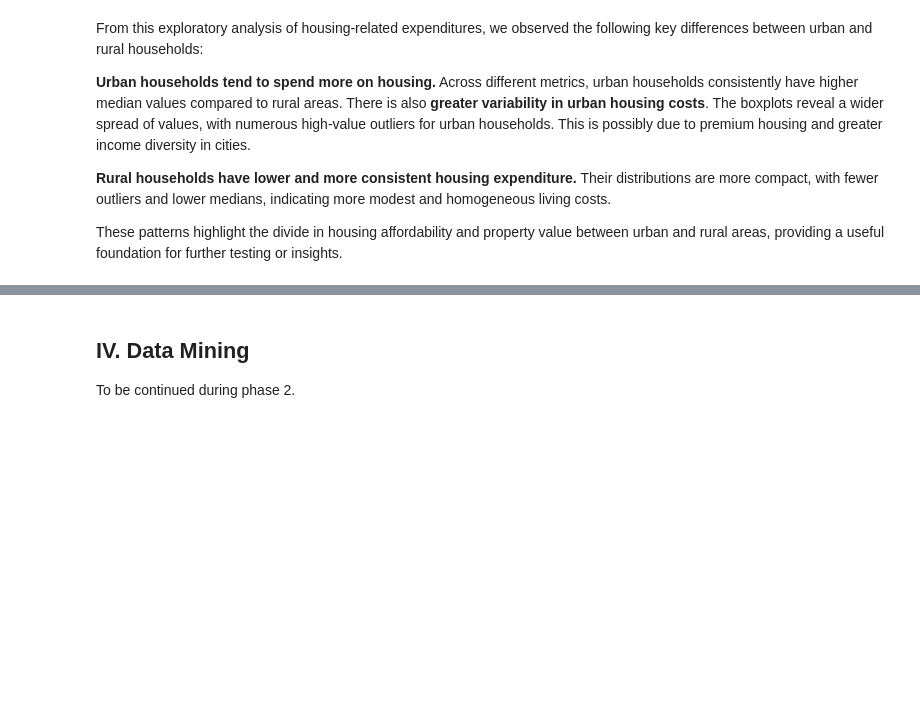
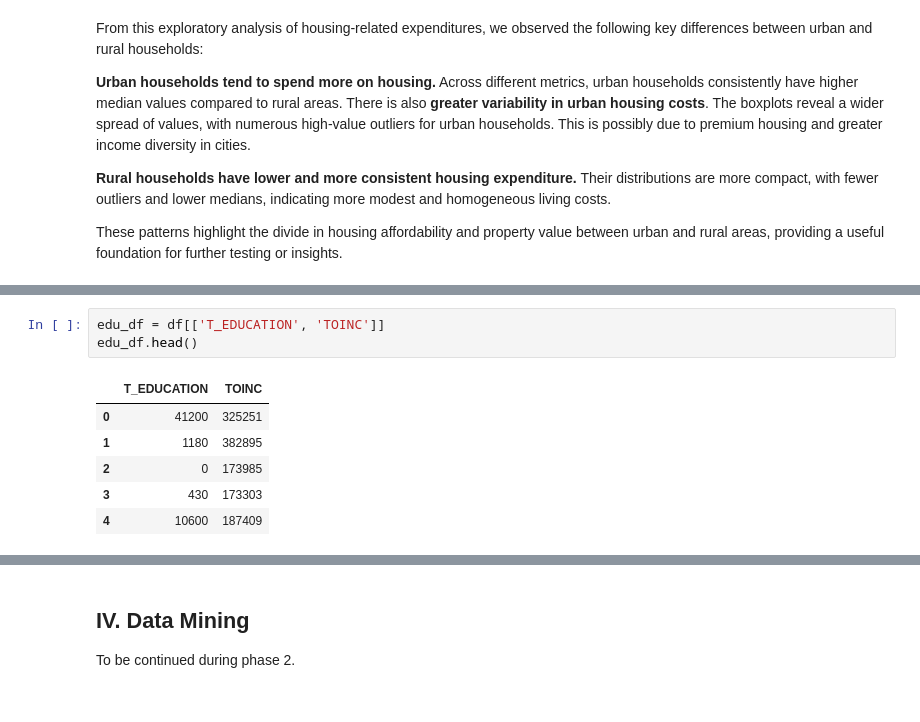
Before and after one commit to qu1r0ra/psa-dataset-analysis, a Jupyter notebook: fie-analysis.ipynb, the cells around one changed output, grey strips where cells are left out. Drawn from its saved outputs; the diff is of its cells as text; blank space fills up the shorter version.

```diff
--- a/fie-analysis.ipynb
+++ b/fie-analysis.ipynb
@@ -1203,0 +1212,10 @@ These patterns highlight the divide in housing affordability and property value
+# %%
+edu_df = df[['T_EDUCATION', 'TOINC']]
+edu_df.head()
+# %% [output]
+|  | T_EDUCATION | TOINC |
+| 0 | 41200 | 325251 |
+| 1 | 1180 | 382895 |
+| 2 | 0 | 173985 |
+| 3 | 430 | 173303 |
+| 4 | 10600 | 187409 |
```
Also changed, not shown: parts of 15 cells of this notebook.
